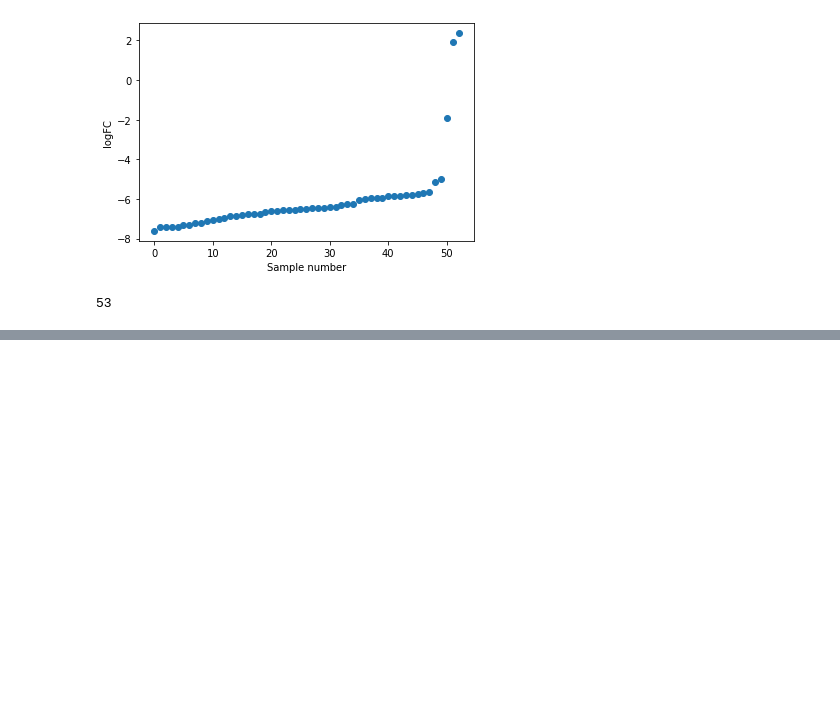
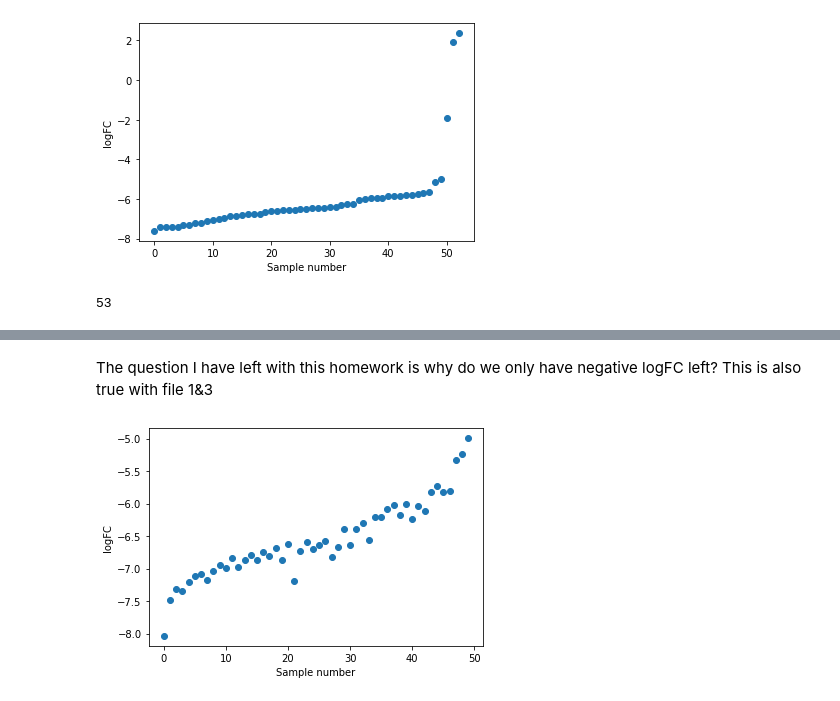
Before and after one commit to ningkko/mcb112, a Jupyter notebook: pset7/HuaYining_07.ipynb, the cells around one changed output, grey strips where cells are left out. Saved outputs shown, nothing was run; the diff lists cells and outputs as text; code cells hidden in the pictures; blank space fills up the shorter version.

```diff
--- a/pset7/HuaYining_07.ipynb
+++ b/pset7/HuaYining_07.ipynb
@@ -246,0 +259,10 @@ Still some outliers, but better. We have 53 highly associated genese left.
+# %% [markdown]
+The question I have left with this homework is why do we only have negative logFC left? This is also true with file 1&3
+# %%
+out_12 = out_12.sort_values(by='logFC')
+plt.scatter(list(range(len(out_13[out_13.FDR<0.0005]))), out_13[out_13.FDR<0.0005]['logFC'])
+plt.ylabel('logFC')
+plt.xlabel('Sample number')
+plt.show()
+# %% [output]
+[figure, added]
```
Also changed, not shown: parts of 5 cells of this notebook, 3 other files.
